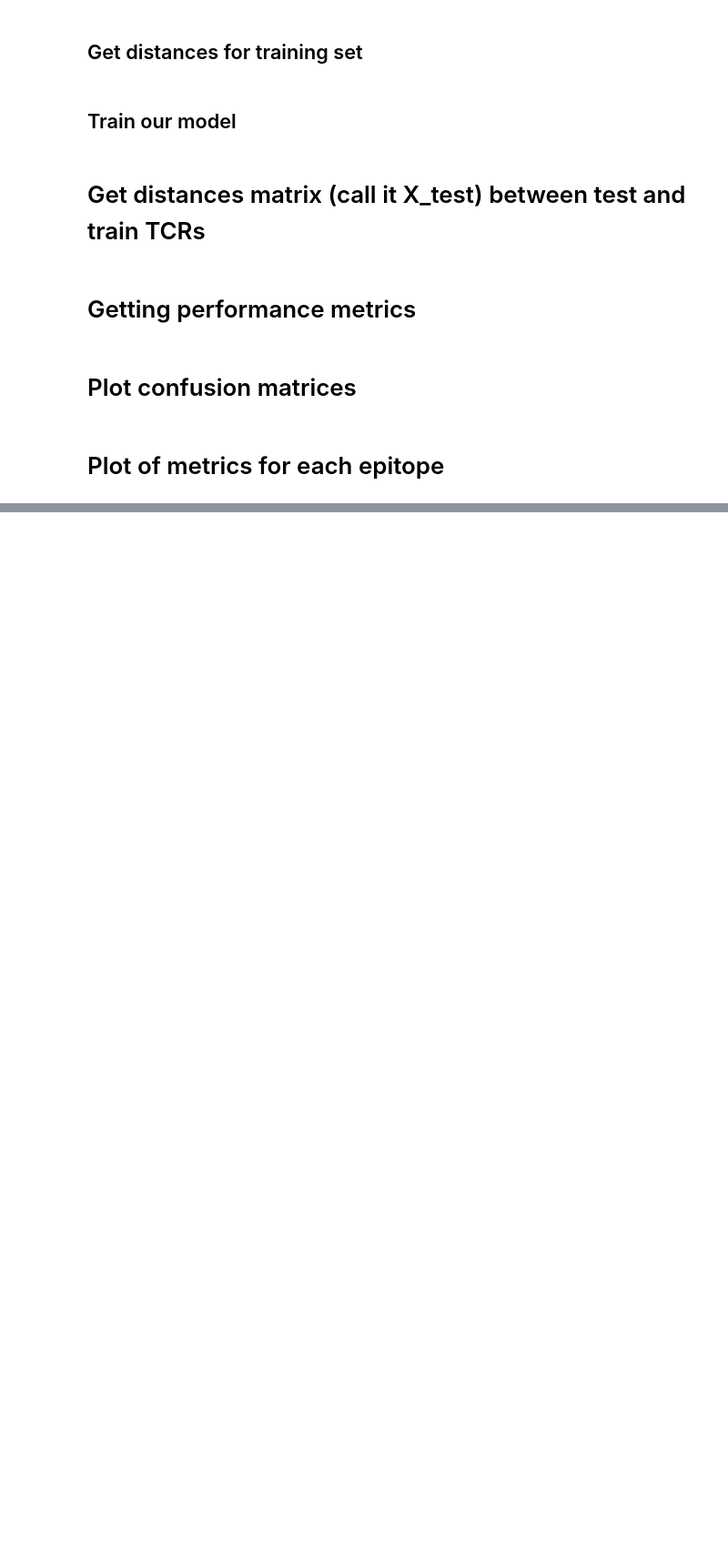
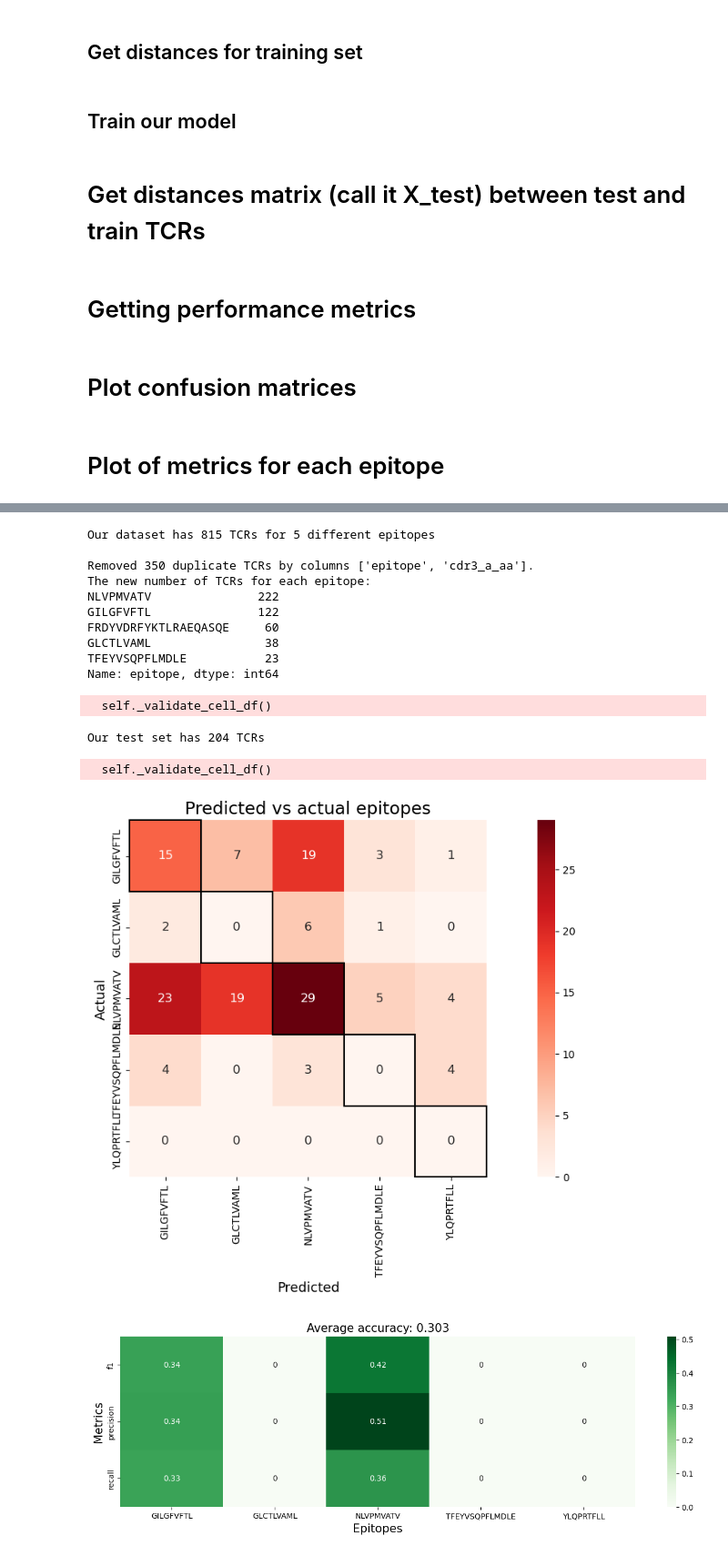
Before and after one commit to UoB-DSMP-2023-24/dsmp-2024-groupol1, a Jupyter notebook: KNN prediction using UMAP reduced data.ipynb, the cells around one changed output, grey strips where cells are left out. Shown at 91% size. Saved outputs shown, nothing was run; the diff lists cells and outputs as text; code cells hidden in the pictures; blank space fills up the shorter version.

Commit message:
calling functions for alpha and beta chains separately.

```diff
--- a/KNN prediction using UMAP reduced data.ipynb
+++ b/KNN prediction using UMAP reduced data.ipynb
@@ -346,0 +347,18 @@ Our test set has 182 TCRs
+# %%
+measure_performance(chains_to_use = ['alpha'],data_to_use = alpha_chains)
+# %% [output]
+Our dataset has 815 TCRs for 5 different epitopes
+
+Removed 350 duplicate TCRs by columns ['epitope', 'cdr3_a_aa'].
+The new number of TCRs for each epitope:
+NLVPMVATV               222
+GILGFVFTL               122
+FRDYVDRFYKTLRAEQASQE     60
+GLCTLVAML                38
+TFEYVSQPFLMDLE           23
+Name: epitope, dtype: int64
+  self._validate_cell_df()
+Our test set has 204 TCRs
+  self._validate_cell_df()
+[figure, added]
+[figure, added]
```
Also changed, not shown: parts of 3 cells of this notebook.
